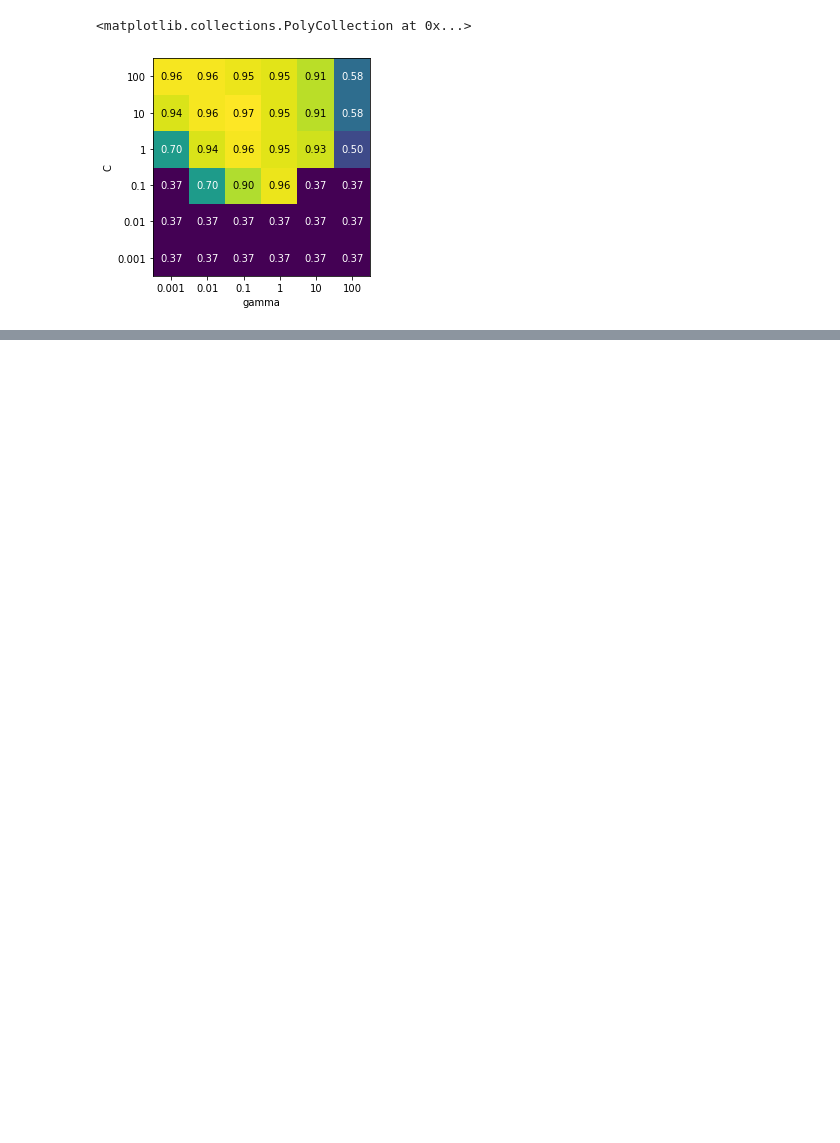
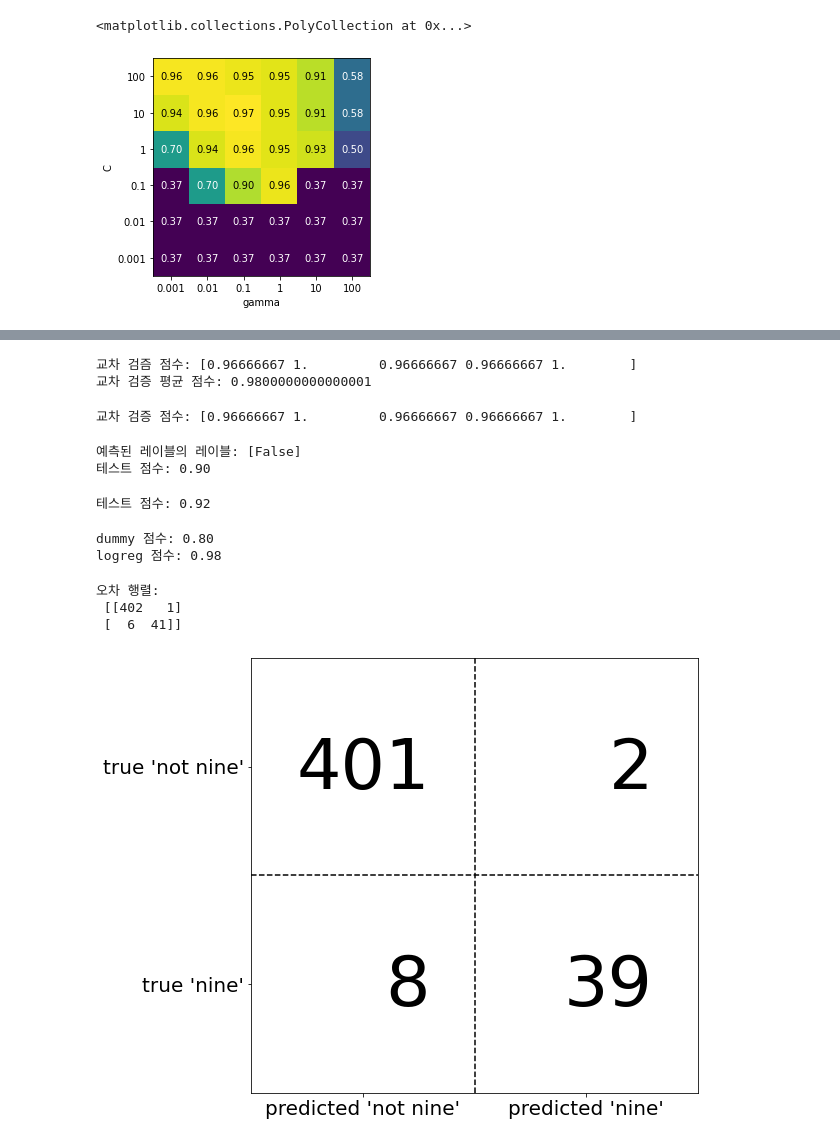
Before and after one commit to sympony/repository, a Jupyter notebook: 05_model evaluation and improvement.ipynb, the cells around one changed output, grey strips where cells are left out. Cells and saved outputs as stored; diff of their text form; code cells hidden in the pictures; blank space fills up the shorter version.

```diff
--- a/05_model evaluation and improvement.ipynb
+++ b/05_model evaluation and improvement.ipynb
@@ -385,0 +396,9 @@ plt.colorbar(scores_image, ax=axes.tolist())
+# %%
+param_grid = {'C': [0.001, 0.01, 0.1, 1, 10, 100],'gamma': [0.001, 0.01, 0.1, 1, 10, 100]}
+scores = cross_val_score(GridSearchCV(SVC(), param_grid, cv=5), iris.data, iris.target, cv=5)
+
+print("교차 검즘 점수:", scores)
+print("교차 검증 평균 점수:", scores.mean())
+# %% [output]
+교차 검즘 점수: [0.96666667 1.         0.96666667 0.96666667 1.        ]
+교차 검증 평균 점수: 0.9800000000000001
@@ -385,0 +438,6 @@ plt.colorbar(scores_image, ax=axes.tolist())
+# %%
+from sklearn.model_selection import ParameterGrid, StratifiedKFold
+scores = nested_cv(iris.data, iris.target, StratifiedKFold(5), StratifiedKFold(5), SVC, ParameterGrid(param_grid))
+print("교차 검증 점수:", scores)
+# %% [output]
+교차 검증 점수: [0.96666667 1.         0.96666667 0.96666667 1.        ]
@@ -385,0 +451,42 @@ plt.colorbar(scores_image, ax=axes.tolist())
+# %%
+from sklearn.dummy import DummyClassifier
+dummy_majority = DummyClassifier(strategy='most_frequent').fit(X_train, y_train)
+pred_most_frequent = dummy_majority.predict(X_test)
+print("예측된 레이블의 레이블:", np.unique(pred_most_frequent))
+print("테스트 점수: {:.2f}".format(dummy_majority.score(X_test, y_test)))
+# %% [output]
+예측된 레이블의 레이블: [False]
+테스트 점수: 0.90
+# %%
+from sklearn.tree import DecisionTreeClassifier
+tree = DecisionTreeClassifier(max_depth=2).fit(X_train, y_train)
+pred_tree = tree.predict(X_test)
+print("테스트 점수: {:.2f}".format(tree.score(X_test, y_test)))
+# %% [output]
+테스트 점수: 0.92
+# %%
+from sklearn.linear_model import LogisticRegression
+
+dummy = DummyClassifier(strategy='stratified').fit(X_train, y_train)
+pred_dummy = dummy.predict(X_test)
+print("dummy 점수: {:.2f}".format(dummy.score(X_test, y_test)))
+
+logreg = LogisticRegression(C=0.1, max_iter=1000).fit(X_train, y_train)
+pred_logreg = logreg.predict(X_test)
+print("logreg 점수: {:.2f}".format(logreg.score(X_test, y_test)))
+# %% [output]
+dummy 점수: 0.80
+logreg 점수: 0.98
+# %%
+from sklearn.metrics import confusion_matrix
+
+confusion = confusion_matrix(y_test, pred_logreg)
+print("오차 행렬:\n", confusion)
+# %% [output]
+오차 행렬:
+ [[402   1]
+ [  6  41]]
+# %%
+mglearn.plots.plot_confusion_matrix_illustration()
+# %% [output]
+[figure, added]
```
Also changed, not shown: parts of 22 cells of this notebook.
